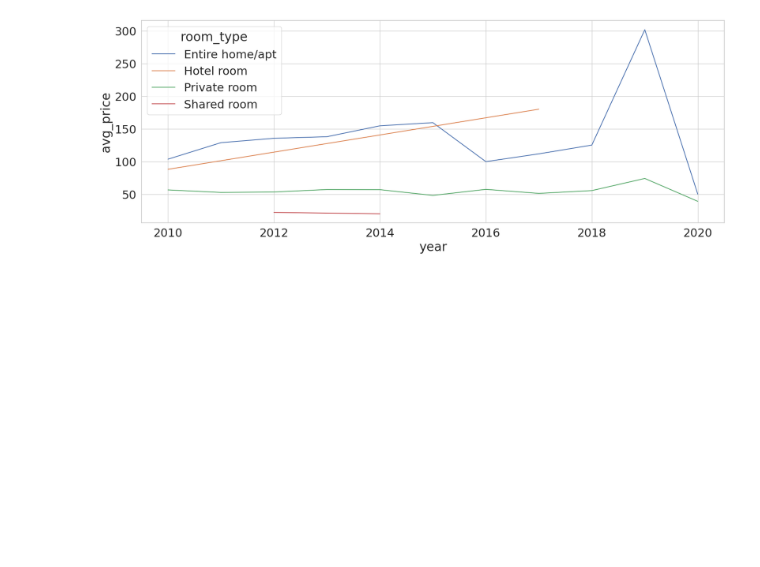
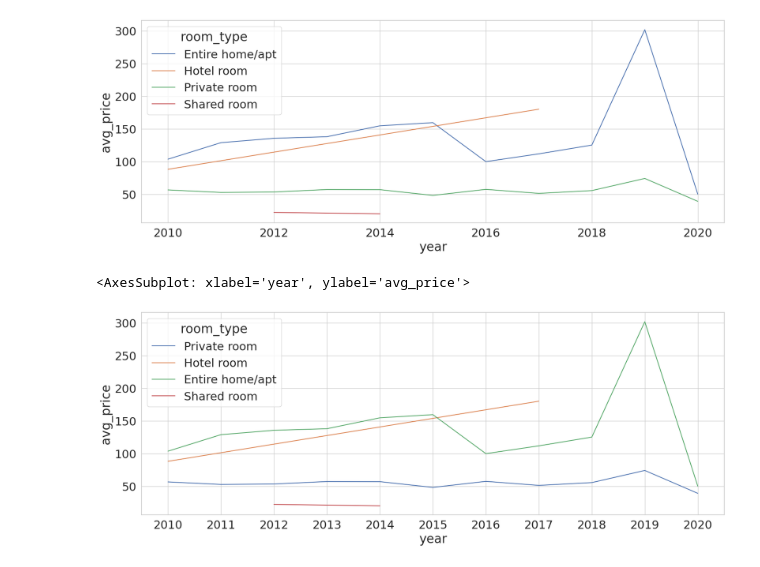
Before and after one commit to Andrey-Bubenchshikov/karpov_courses, a Jupyter notebook: src/module_3/exercises.ipynb, the cells around one changed output. Cells and saved outputs as stored; diff of their text form; code cells hidden in the pictures; blank space fills up the shorter version.

```diff
--- a/src/module_3/exercises.ipynb
+++ b/src/module_3/exercises.ipynb
@@ -218,3 +220,27 @@ sns.lineplot(data=q_avg_price_per_year, x='year', y='avg_price', hue='room_type'
 # %% [output]
 <AxesSubplot: xlabel='year', ylabel='avg_price'>
 [figure]
+# %%
+q = '''
+WITH test AS(
+    SELECT
+    room_type,
+    toFloat32OrNull(replaceRegexpAll(price, '[$,]', '')) AS price,
+    SUBSTRING(first_review, 1, 4) AS year
+    FROM default.ldn_listings
+    WHERE first_review > '2010-01-01'
+    limit 1000
+
+)
+SELECT year, room_type, AVG(price) as avg_price
+FROM test
+GROUP BY year, room_type
+ORDER BY year asc
+'''
+
+q_test = ph.read_clickhouse(query=q, connection=ch_conn)
+q_test
+sns.lineplot(x='year',y='avg_price',hue='room_type',data=q_test)
+# %% [output]
+<AxesSubplot: xlabel='year', ylabel='avg_price'>
+[figure, added]
```
Also changed, not shown: parts of 4 cells of this notebook.
